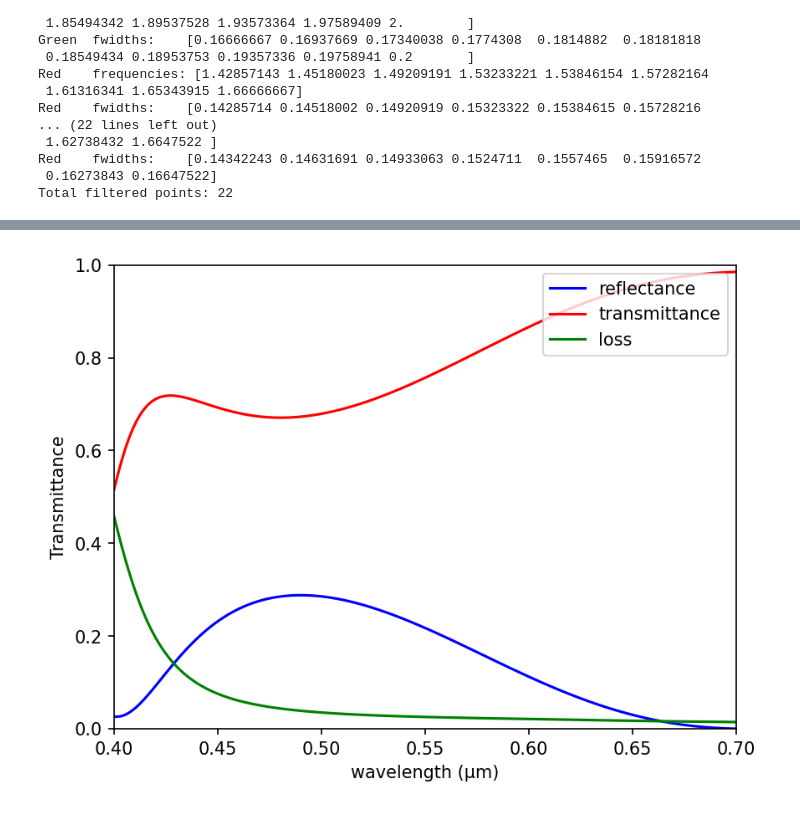
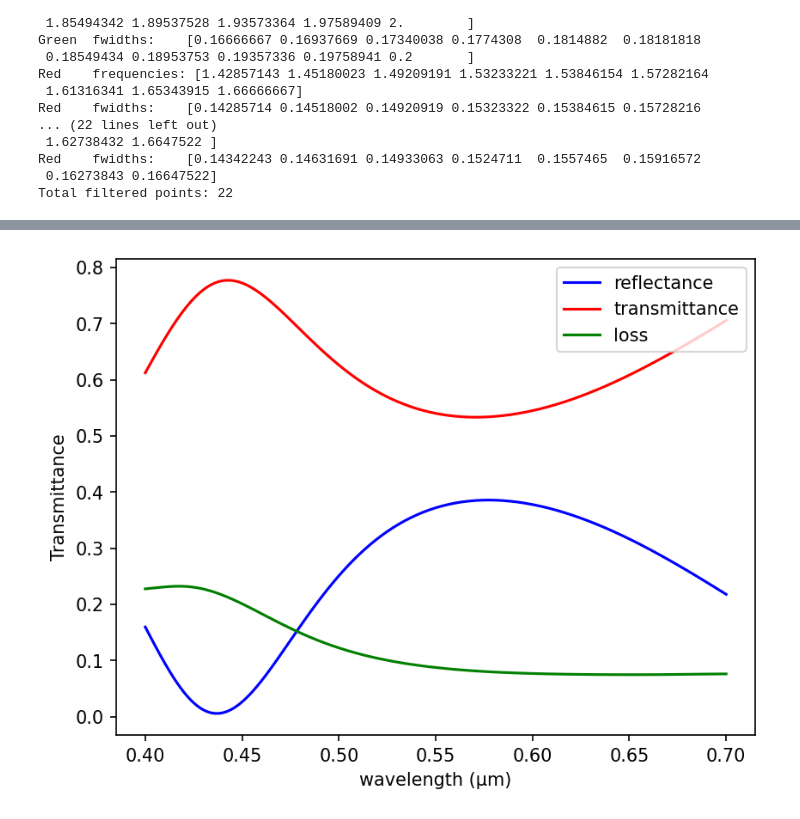
Before and after one commit to M2nion/EIDL, a Jupyter notebook: Tool/Meep/LGD/Meep code/OLED structure/Layer by Layer check/Sangbin_code/Min code/RT_min검증.ipynb, the cells around one changed output, grey strips where cells are left out. Cells and saved outputs as stored; diff of their text form; code cells hidden in the pictures.

```diff
--- a/Tool/Meep/LGD/Meep code/OLED structure/Layer by Layer check/Sangbin_code/Min code/RT_min검증.ipynb
+++ b/Tool/Meep/LGD/Meep code/OLED structure/Layer by Layer check/Sangbin_code/Min code/RT_min검증.ipynb
@@ -249,7 +362,7 @@ Nx = int(round(design_region_resolution * design_region_x)) + 1
 Ny = int(round(design_region_resolution * design_region_y)) + 1
 Nz = int(round(design_region_resolution * design_region_z)) + 1
 
-design_variables = mp.MaterialGrid(mp.Vector3(0, 0, Nz), Air, andp, grid_type="U_MEAN")
+design_variables = mp.MaterialGrid(mp.Vector3(0, 0, Nz), Air, sio2, grid_type="U_MEAN")
 # %%
 design_region = mpa.DesignRegion(
     design_variables,
@@ -261,7 +374,7 @@ design_region = mpa.DesignRegion(
 # %%
 geometry = [
     mp.Block(
-        center=design_region.center, size=mp.Vector3(mp.inf, mp.inf, 0.2), material=andp
+        center=design_region.center, size=mp.Vector3(mp.inf, mp.inf, 0.2), material=sio2
     )
 ]
 # %%
@@ -330,7 +443,7 @@ opt.sim = mp.Simulation(
     sources=source,
     default_material=Air,
     resolution=resolution,
-    extra_materials=[andp],
+    extra_materials=[sio2],
     k_point = mp.Vector3(0,0,0),
     dimensions=1
 )
@@ -401,7 +514,7 @@ opt.sim = mp.Simulation(
     sources=source,
     default_material=Air,
     resolution=resolution,
-    extra_materials=[andp],
+    extra_materials=[sio2],
     k_point = mp.Vector3(0,0,0),
     dimensions=1
 )
@@ -483,22 +596,22 @@ run 0 finished at t = 17.6225 (35245 timesteps)
 # %%
 wl = []
 Rs = []
 Ts = []
 for i in range(nfreq):
     wl = np.append(wl, 1 / (flux_freqs[i] ))
     Rs = np.append(Rs, -bend_refl_flux[i] / total_flux[i])
     Ts = np.append(Ts, bend_tran_flux[i] / total_flux[i])
 
 if mp.am_master():
     plt.figure(dpi=150)
     plt.plot(wl, Rs, "b", label="reflectance")
     plt.plot(wl, Ts, "r", label="transmittance")
     plt.plot(wl, 1 - Rs - Ts, "g", label="loss")
-    plt.axis([0.40, 0.70, 0, 1])
+    # plt.axis([0.40, 0.70, 0, 1])
     plt.xlabel("wavelength (μm)")
     plt.ylabel("Transmittance")
     plt.legend(loc="upper right")
     #plt.show()
     plt.savefig("Resolution1000.png")
 # %% [output]
-[figure, old version]
+[figure, new version]
```
Also changed, not shown: parts of 8 cells of this notebook, 16 other files.
